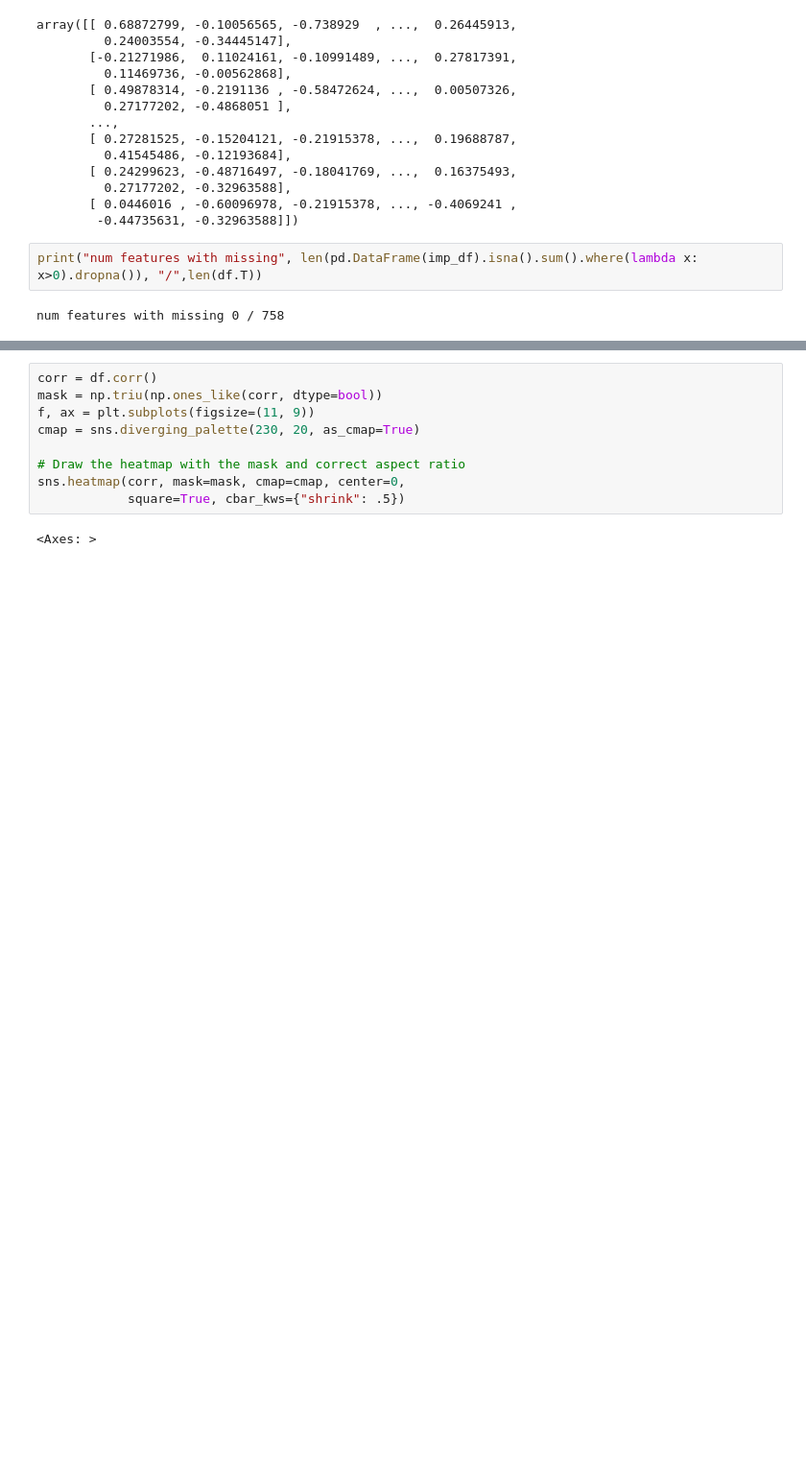
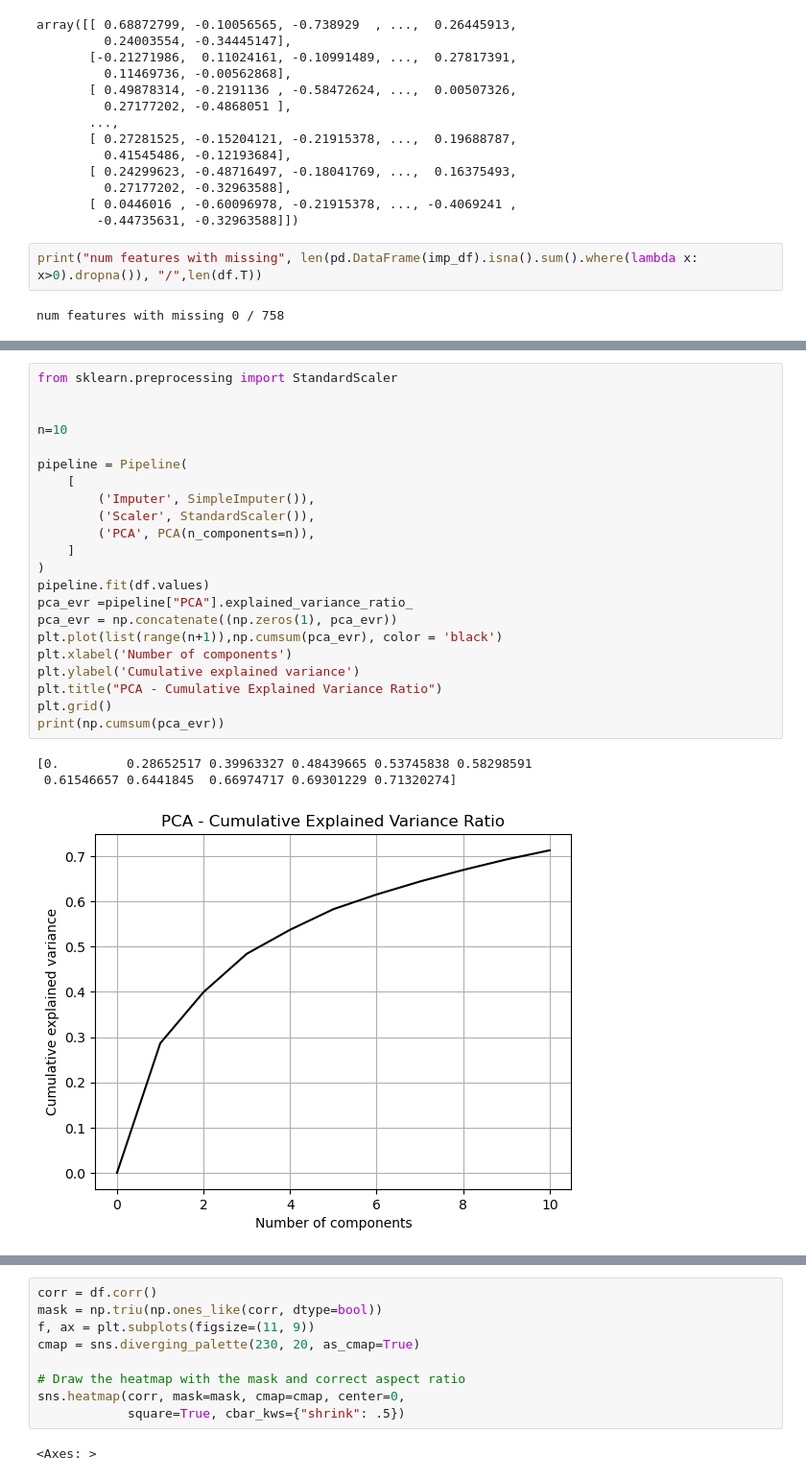
Before and after one commit to jamorr/ml_classification_na_estimation, a Jupyter notebook: imputation.ipynb, the cells around one changed output, grey strips where cells are left out. Shown at 96% size. Cells and saved outputs as stored; diff of their text form; blank space fills up the shorter version.

```diff
--- a/imputation.ipynb
+++ b/imputation.ipynb
@@ -132,5 +122,31 @@ print(np.cumsum(pca_evr))
 # %% [output]
 [0.         0.28652517 0.39963327]
 [figure]
+# %%
+from sklearn.preprocessing import StandardScaler
+
+
+n=10
+
+pipeline = Pipeline(
+    [
+        ('Imputer', SimpleImputer()),
+        ('Scaler', StandardScaler()),
+        ('PCA', PCA(n_components=n)),
+    ]
+)
+pipeline.fit(df.values)
+pca_evr =pipeline["PCA"].explained_variance_ratio_
+pca_evr = np.concatenate((np.zeros(1), pca_evr))
+plt.plot(list(range(n+1)),np.cumsum(pca_evr), color = 'black')
+plt.xlabel('Number of components')
+plt.ylabel('Cumulative explained variance')
+plt.title("PCA - Cumulative Explained Variance Ratio")
+plt.grid()
+print(np.cumsum(pca_evr))
+# %% [output]
+[0.         0.28652517 0.39963327 0.48439665 0.53745838 0.58298591
+ 0.61546657 0.6441845  0.66974717 0.69301229 0.71320274]
+[figure, added]
 # %%
 assert isinstance(imp_df, np.ndarray)
```
Also changed, not shown: parts of 9 cells of this notebook, 1 other file.
